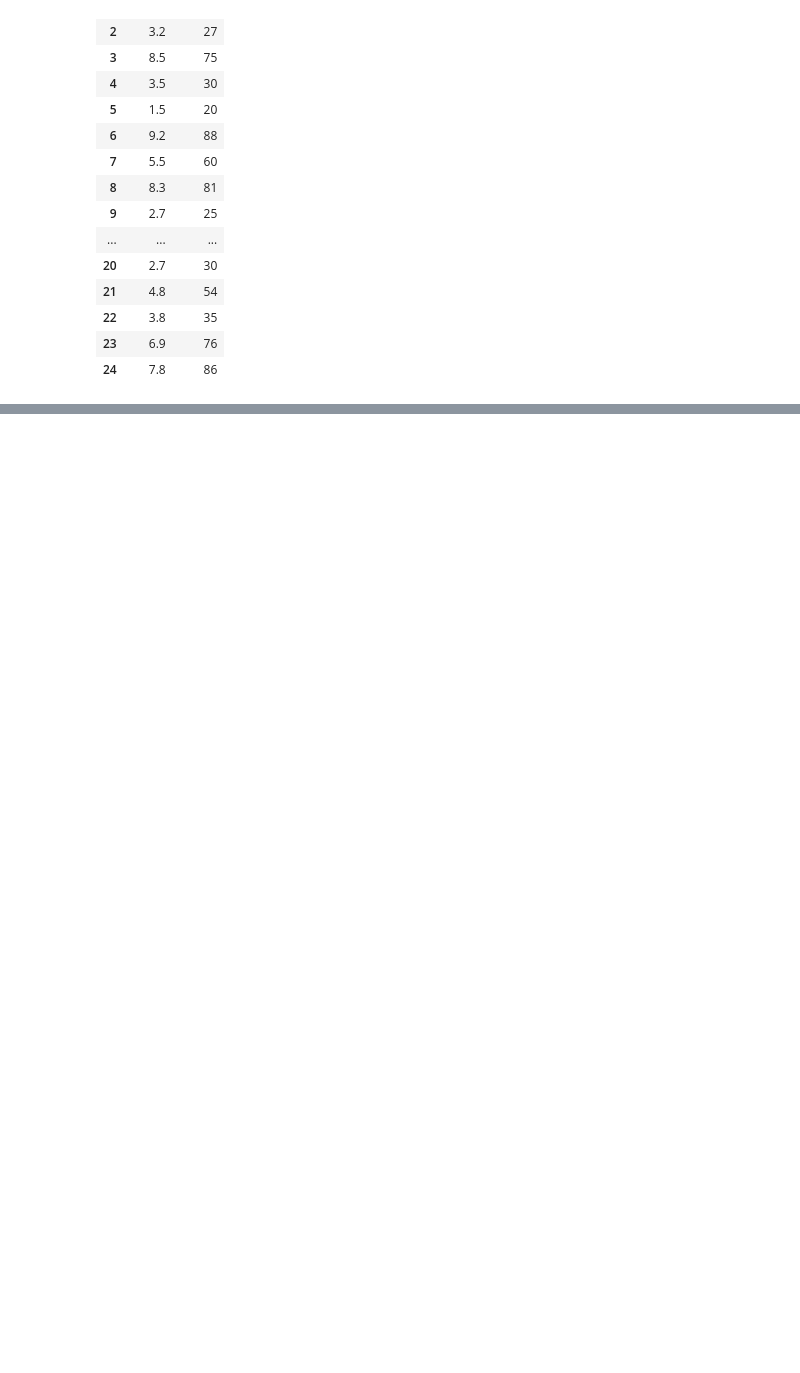
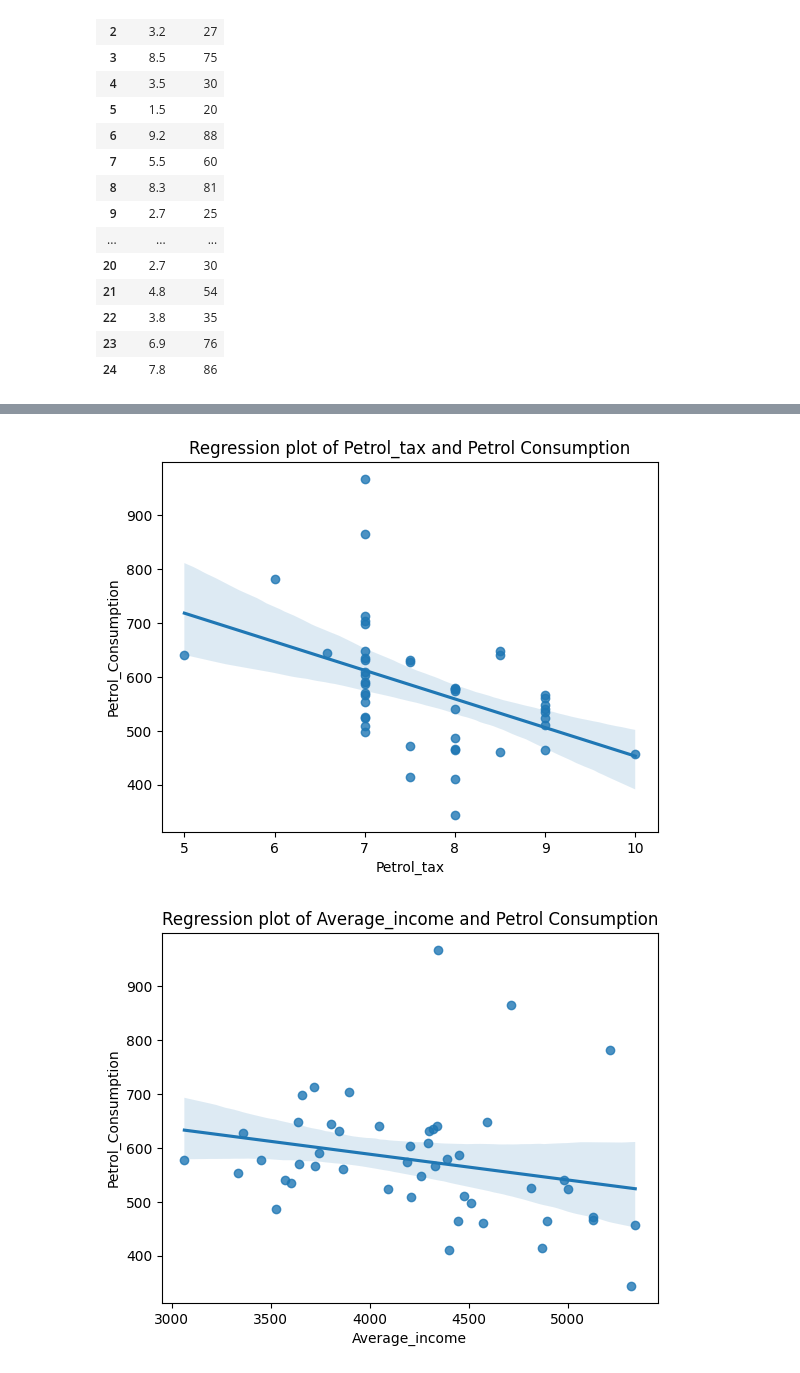
Before and after one commit to edwinmesa/dt_learn_data_science, a Jupyter notebook: edureka/ML-Practices/linear_regression_scikitLearn.ipynb, the cells around one changed output, grey strips where cells are left out. Cells and saved outputs as stored; diff of their text form; code cells hidden in the pictures; blank space fills up the shorter version.

Commit message:
new regression data models

```diff
--- a/edureka/ML-Practices/linear_regression_scikitLearn.ipynb
+++ b/edureka/ML-Practices/linear_regression_scikitLearn.ipynb
@@ -117,3 +166,5 @@ df
 | 22 | 3.8 | 35 |
 | 23 | 6.9 | 76 |
 | 24 | 7.8 | 86 |
+# %%
+df = pd.read_csv('/home/pydev/workflow/dt_learn_data_science/edureka/ML-Practices/petrol_consumption.csv')
@@ -119,0 +180,11 @@ df
+# %%
+variables = ['Petrol_tax', 'Average_income', 'Paved_Highways','Population_Driver_licence(%)']
+for var in variables:
+    plt.figure() # Creating a rectangle (figure) for each plot
+    # Regression Plot also by default includes
+    # best-fitting regression line
+    # which can be turned off via `fit_reg=False`
+    sns.regplot(x=var, y='Petrol_Consumption', data=df).set(title=f'Regression plot of {var} and Petrol Consumption')
+# %% [output]
+[figure, added]
+[figure, added]
```
Also changed, not shown: parts of 29 cells of this notebook, 6 other files.
